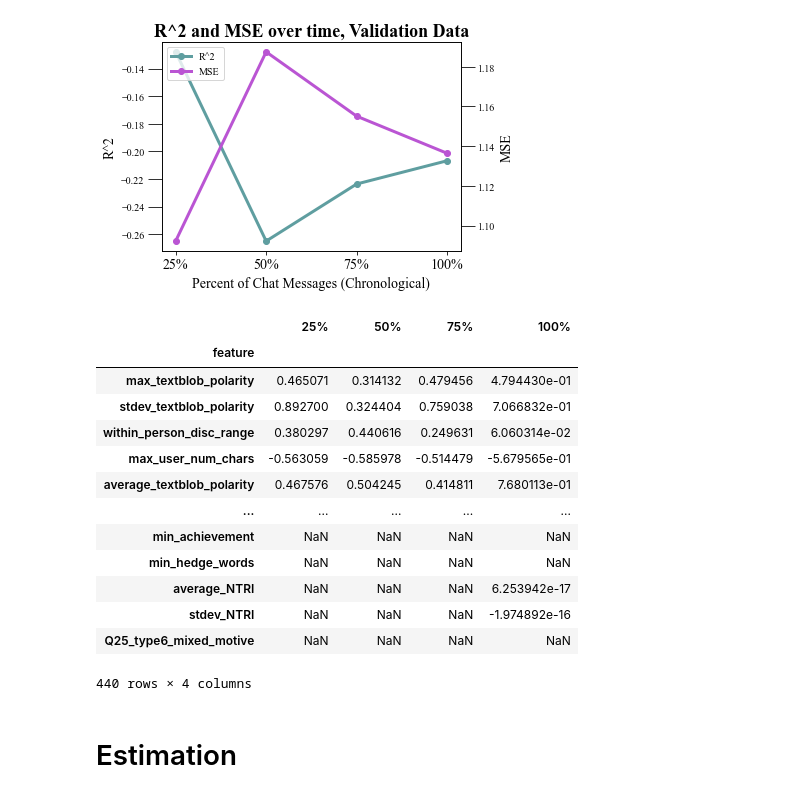
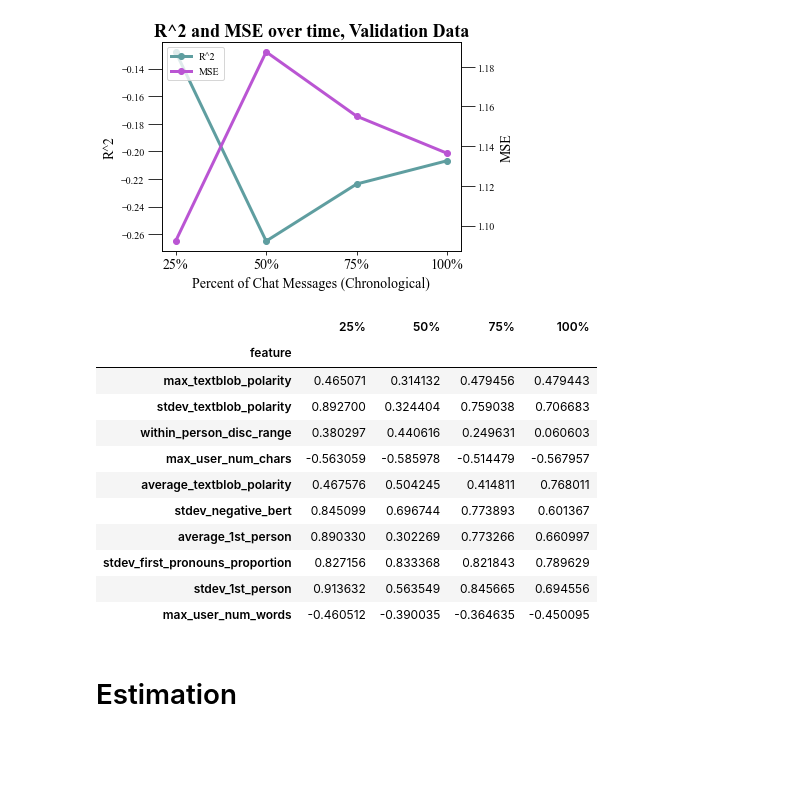
Before and after one commit to Watts-Lab/team_comm_tools, a Jupyter notebook: feature_engine/model/model_per_task_cv.ipynb, the cells around one changed output. Drawn from its saved outputs; the diff is of its cells as text; code cells hidden in the pictures; blank space fills up the shorter version.

Commit message:
add feature/shap correlations to model outputs

```diff
--- a/feature_engine/model/model_per_task_cv.ipynb
+++ b/feature_engine/model/model_per_task_cv.ipynb
@@ -625,22 +621,20 @@ plot_r2_and_mse_over_time(test_metrics, "R^2 and MSE over time, Validation Data"
 [figure]
 # %%
 # look at direction of impact
-pd.concat([dat_shap_cor_means25, dat_shap_cor_means50, dat_shap_cor_means75, dat_shap_cor_means], keys = time_points, axis=1)
+pd.concat([dat_shap_cor_means25, dat_shap_cor_means50, dat_shap_cor_means75, dat_shap_cor_means], keys = time_points, axis=1).head(10)
 # %% [output]
 |  | 25% | 50% | 75% | 100% |
 | feature |  |  |  |  |
-| max_textblob_polarity | 0.465071 | 0.314132 | 0.479456 | 4.794430e-01 |
-| stdev_textblob_polarity | 0.892700 | 0.324404 | 0.759038 | 7.066832e-01 |
-| within_person_disc_range | 0.380297 | 0.440616 | 0.249631 | 6.060314e-02 |
-| max_user_num_chars | -0.563059 | -0.585978 | -0.514479 | -5.679565e-01 |
-| average_textblob_polarity | 0.467576 | 0.504245 | 0.414811 | 7.680113e-01 |
-| ... | ... | ... | ... | ... |
-| min_achievement | NaN | NaN | NaN | NaN |
-| min_hedge_words | NaN | NaN | NaN | NaN |
-| average_NTRI | NaN | NaN | NaN | 6.253942e-17 |
-| stdev_NTRI | NaN | NaN | NaN | -1.974892e-16 |
-| Q25_type6_mixed_motive | NaN | NaN | NaN | NaN |
+| max_textblob_polarity | 0.465071 | 0.314132 | 0.479456 | 0.479443 |
+| stdev_textblob_polarity | 0.892700 | 0.324404 | 0.759038 | 0.706683 |
+| within_person_disc_range | 0.380297 | 0.440616 | 0.249631 | 0.060603 |
+| max_user_num_chars | -0.563059 | -0.585978 | -0.514479 | -0.567957 |
+| average_textblob_polarity | 0.467576 | 0.504245 | 0.414811 | 0.768011 |
+| stdev_negative_bert | 0.845099 | 0.696744 | 0.773893 | 0.601367 |
+| average_1st_person | 0.890330 | 0.302269 | 0.773266 | 0.660997 |
+| stdev_first_pronouns_proportion | 0.827156 | 0.833368 | 0.821843 | 0.789629 |
+| stdev_1st_person | 0.913632 | 0.563549 | 0.845665 | 0.694556 |
+| max_user_num_words | -0.460512 | -0.390035 | -0.364635 | -0.450095 |
-440 rows × 4 columns
 # %% [markdown]
 # Estimation
 # %% [markdown]
```
Also changed, not shown: parts of 3 cells of this notebook, 1 other file.
